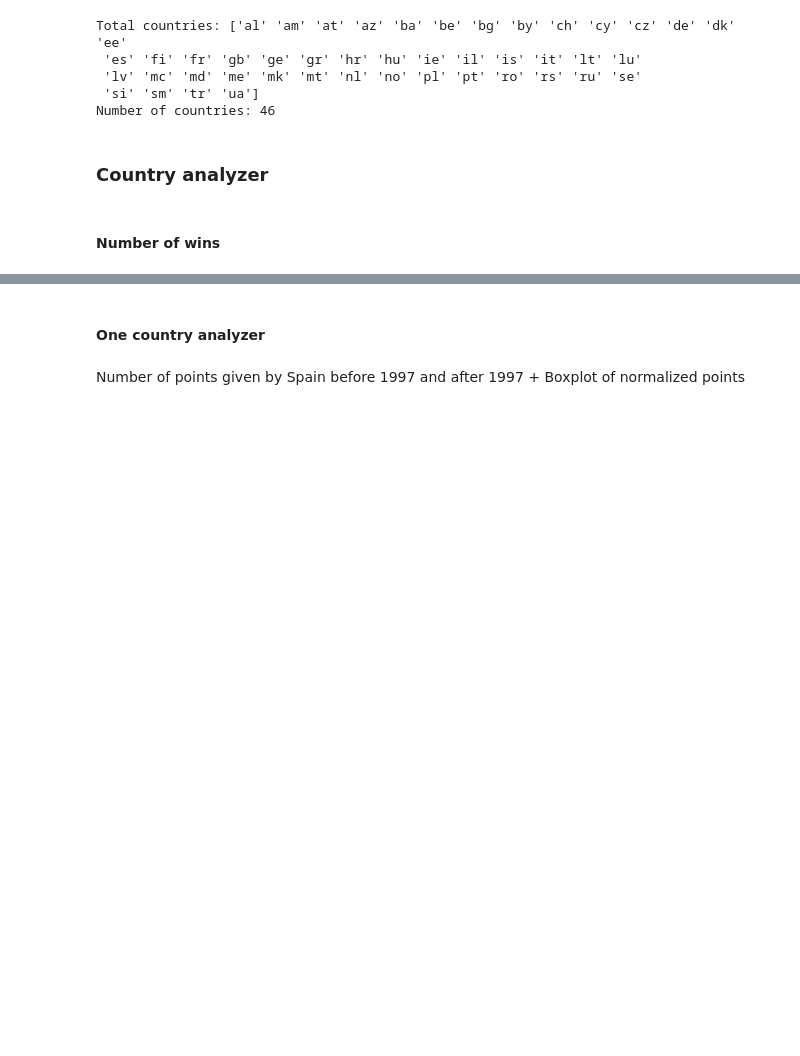
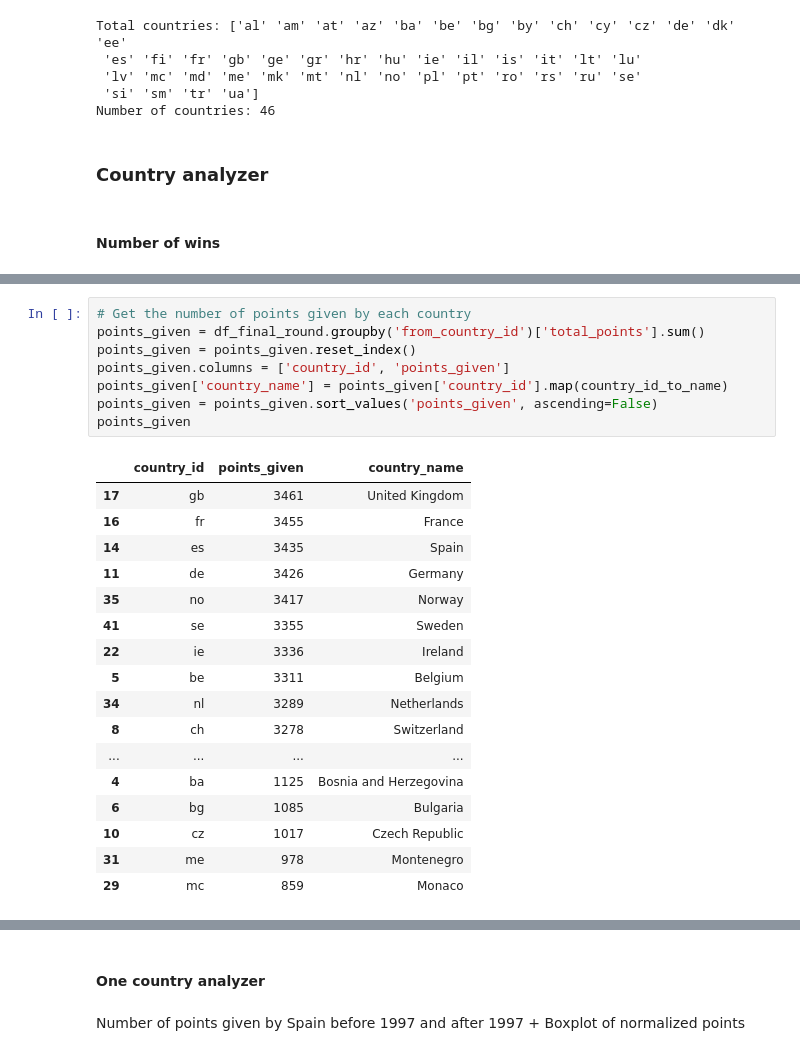
Before and after one commit to Mate1Coll/Eurovision_Contest_Analysis, a Jupyter notebook: Notebook.ipynb, the cells around one changed output, grey strips where cells are left out. Drawn from its saved outputs; the diff is of its cells as text; blank space fills up the shorter version.

```diff
--- a/Notebook.ipynb
+++ b/Notebook.ipynb
@@ -234,3 +219,29 @@ KeyboardInterrupt:
+# %%
+# Get the number of points given by each country
+points_given = df_final_round.groupby('from_country_id')['total_points'].sum()
+points_given = points_given.reset_index()
+points_given.columns = ['country_id', 'points_given']
+points_given['country_name'] = points_given['country_id'].map(country_id_to_name)
+points_given = points_given.sort_values('points_given', ascending=False)
+points_given
+# %% [output]
+|  | country_id | points_given | country_name |
+| 17 | gb | 3461 | United Kingdom |
+| 16 | fr | 3455 | France |
+| 14 | es | 3435 | Spain |
+| 11 | de | 3426 | Germany |
+| 35 | no | 3417 | Norway |
+| 41 | se | 3355 | Sweden |
+| 22 | ie | 3336 | Ireland |
+| 5 | be | 3311 | Belgium |
+| 34 | nl | 3289 | Netherlands |
+| 8 | ch | 3278 | Switzerland |
+| ... | ... | ... | ... |
+| 4 | ba | 1125 | Bosnia and Herzegovina |
+| 6 | bg | 1085 | Bulgaria |
+| 10 | cz | 1017 | Czech Republic |
+| 31 | me | 978 | Montenegro |
+| 29 | mc | 859 | Monaco |
 # %%
 plt.figure(figsize=(10, 6))
 plt.bar(participation_counts['country_id'], country_wins)
```
Also changed, not shown: parts of 4 cells of this notebook.
